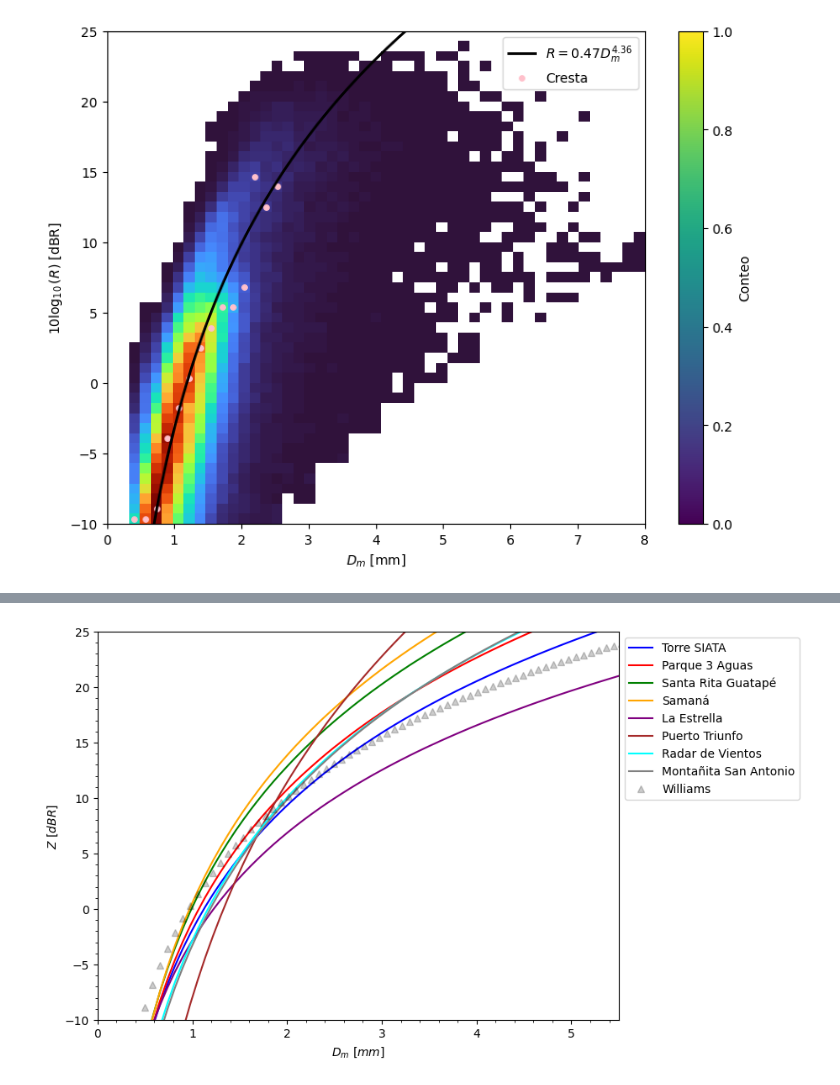
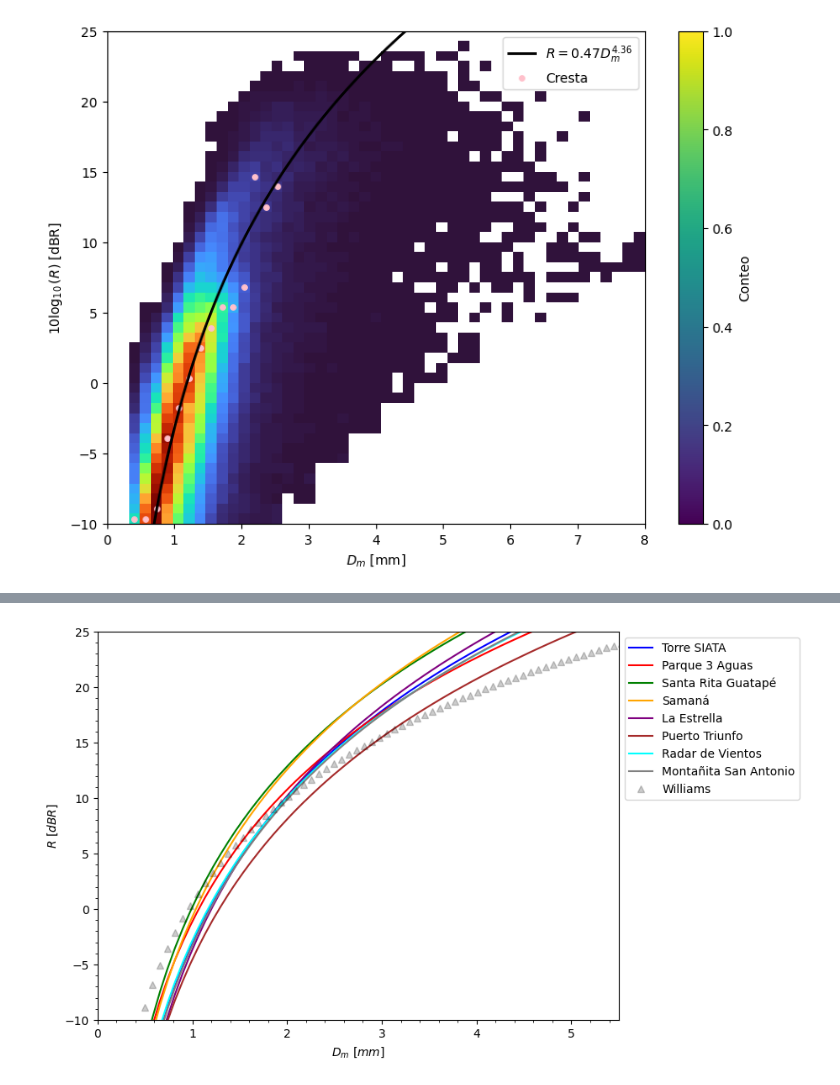
Before and after one commit to Juan-Pablo-17/Thies_to_Zarr, a Jupyter notebook: Plot_2.ipynb, the cells around one changed output, grey strips where cells are left out. Saved outputs shown, nothing was run; the diff lists cells and outputs as text; code cells hidden in the pictures.

```diff
--- a/Plot_2.ipynb
+++ b/Plot_2.ipynb
@@ -35,9 +39,10 @@ import seaborn as sns
 
 import Functions as Func
 # %%
-ds_1 = xr.open_zarr(r"E:\Universidad\Trabajo_de_Grado_Isabel\Datos_Solicitados_SIATA_JPC\resultados\Zarr\79_filtrado.zarr")
+# ds_1 = xr.open_zarr(r"E:\Universidad\Trabajo_de_Grado_Isabel\Datos_Solicitados_SIATA_JPC\resultados\Zarr\425_events.zarr")
+ds_1 = xr.open_zarr(r"E:\Universidad\Trabajo_de_Grado_Isabel\Datos_Solicitados_SIATA_JPC\resultados\Zarr\425_filtrado_plot.zarr")
 # pluvio = pd.read_csv(r'E:\Universidad\Trabajo_de_Grado_Isabel\Datos_Solicitados_SIATA_JPC\Pluviometricas_cercanas\Filtradas\Pluviometrica_60.csv', index_col=0, parse_dates=True)
 
-Disdro_name = 'Santa Rosa de Osos'
+Disdro_name = 'Montañita San Antonio'
 # %%
 ds_1
@@ -447,12 +902,12 @@ def power_law(dm, a, b):
 
 dm_range = np.linspace(0.1, 8, 100)
 
-Torre_SIATA = power_law(dm_range, 0.65, 3.72)
+Torre_SIATA = power_law(dm_range, 0.49, 4.39)
 P_3_Aguas = power_law(dm_range, 0.77, 3.95)
 S_Rita_Guatape = power_law(dm_range, 1.04, 4.21)
-Samana = power_law(dm_range, 1.14, 4.41)
-La_Estrella = power_law(dm_range, 0.52, 3.22)
-Puerto_Triunfo = power_law(dm_range, 0.16, 6.44)
+Samana = power_law(dm_range, 0.85, 4.41)
+La_Estrella = power_law(dm_range, 0.43, 4.60)
+Puerto_Triunfo = power_law(dm_range, 0.35, 4.20)
 Radar_Vientos = power_law(dm_range, 0.52, 4.28)
 Montañita_SanAntonio = power_law(dm_range, 0.47, 4.36)
 Williams = power_law(dm_range, 1.15, 3.14)
@@ -461,32 +916,32 @@ Torre_SIATA_model = 10 * np.log10(Torre_SIATA)
 P_3_Aguas_model = 10 * np.log10(P_3_Aguas)
 S_Rita_Guatape_model = 10 * np.log10(S_Rita_Guatape)
 Samana_model = 10 * np.log10(Samana)
 La_Estrella_model = 10 * np.log10(La_Estrella)
 Puerto_Triunfo_model = 10 * np.log10(Puerto_Triunfo)
 Radar_Vientos_model = 10 * np.log10(Radar_Vientos)
 Montañita_SanAntonio_model = 10 * np.log10(Montañita_SanAntonio)
 Williams_model = 10 * np.log10(Williams)
 
 plt.figure(figsize=(8, 6))
 
 plt.plot(dm_range, Torre_SIATA_model, label='Torre SIATA', color='blue')
 plt.plot(dm_range, P_3_Aguas_model, label='Parque 3 Aguas', color='red')
 plt.plot(dm_range, S_Rita_Guatape_model, label='Santa Rita Guatapé', color='green')
 plt.plot(dm_range, Samana_model, label='Samaná', color='orange')
 plt.plot(dm_range, La_Estrella_model, label='La Estrella', color='purple')
 plt.plot(dm_range, Puerto_Triunfo_model, label='Puerto Triunfo', color='brown')
 plt.plot(dm_range, Radar_Vientos_model, label='Radar de Vientos', color='cyan')
 plt.plot(dm_range, Montañita_SanAntonio_model, label='Montañita San Antonio', color='gray')
 plt.plot(dm_range, Williams_model, '^', label='Williams', color='black', alpha=0.2)
 
 plt.xlabel('$D_m\ [mm]$')
-plt.ylabel('$Z\ [dBR]$')
+plt.ylabel('$R\ [dBR]$')
 plt.gca().yaxis.set_minor_locator(ticker.AutoMinorLocator())
 plt.gca().xaxis.set_minor_locator(ticker.AutoMinorLocator())
 plt.legend(bbox_to_anchor=(1, 1), loc='upper left')
 plt.ylim(-10, 25)
 plt.xlim(0, 5.5)
 
 plt.show()
 # %% [output]
-[figure, old version]
+[figure, new version]
```
Also changed, not shown: parts of 14 cells of this notebook, 2 other files.
